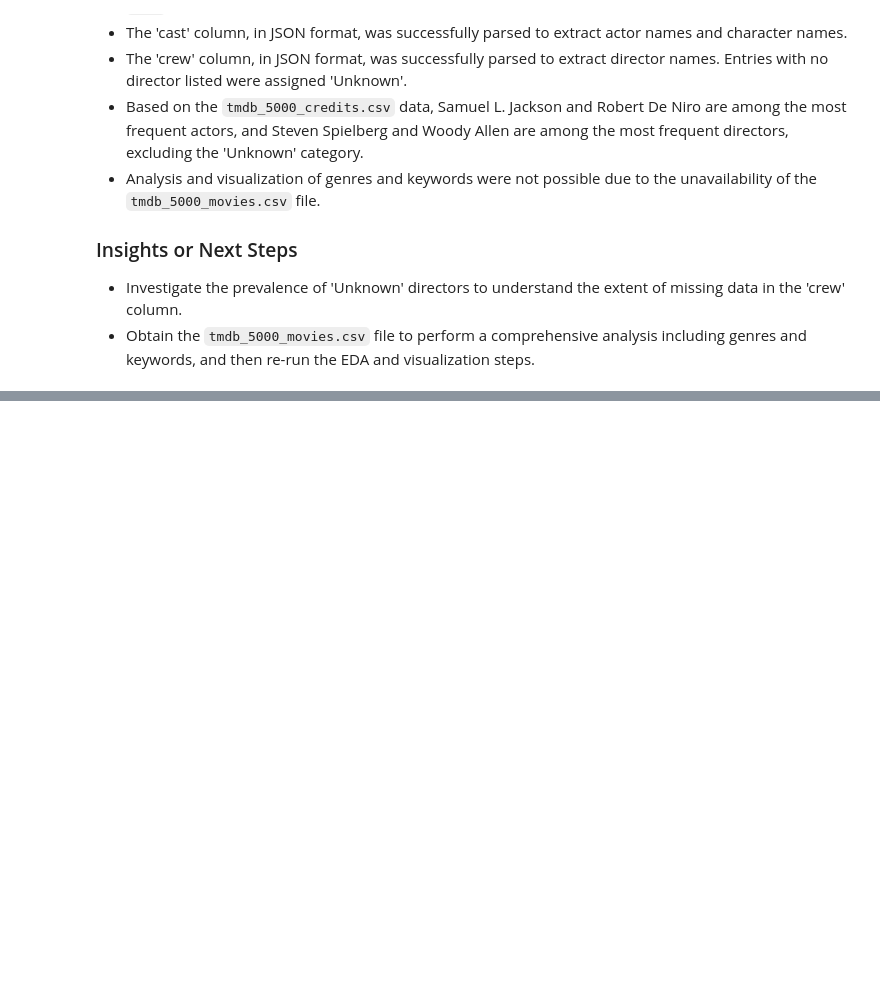
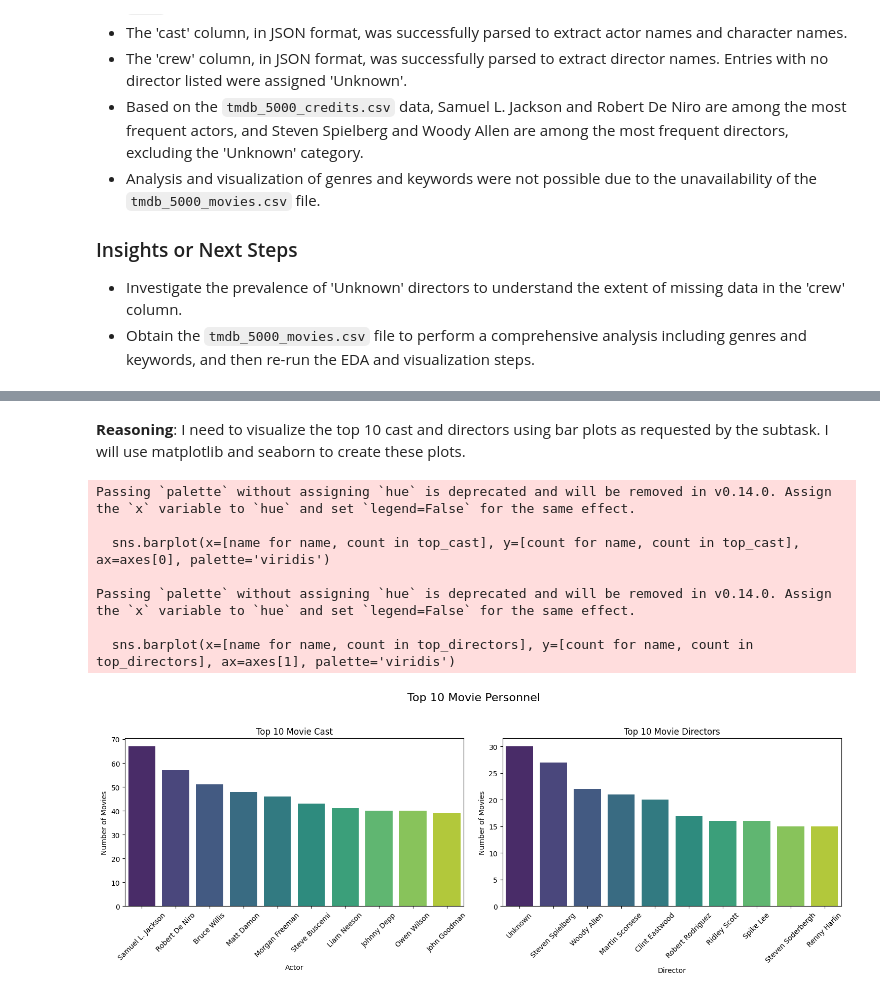
Before and after one commit to churamani2030dev/danalytics, a Jupyter notebook: daproject.ipynb, the cells around one changed output, grey strips where cells are left out. Drawn from its saved outputs; the diff is of its cells as text; code cells hidden in the pictures; blank space fills up the shorter version.

```diff
--- a/daproject.ipynb
+++ b/daproject.ipynb
@@ -783,0 +782,16 @@ This analysis was limited to the available 'credits' data, which contains inform
+# %%
+import pandas as pd
+import os
+
+movies_file_path = '/content/tmdb_5000_movies.csv'
+credits_file_path = '/content/tmdb_5000_credits.csv'
+
+df_credits = pd.read_csv(credits_file_path)
+print(f"Loaded '{credits_file_path}' into df_credits.")
+
+if os.path.exists(movies_file_path):
+    df_movies = pd.read_csv(movies_file_path)
+    print(f"The file '{movies_file_path}' was found and loaded into df_movies.")
+else:
+    df_movies = None
+    print(f"The file '{movies_file_path}' was not found. df_movies will not be created.")
@@ -783,0 +929,36 @@ This analysis was limited to the available 'credits' data, which contains inform
+# %% [markdown]
+**Reasoning**:
+I need to visualize the top 10 cast and directors using bar plots as requested by the subtask. I will use matplotlib and seaborn to create these plots.
+# %%
+import matplotlib.pyplot as plt
+import seaborn as sns
+
+# Create a figure with subplots to display both plots
+fig, axes = plt.subplots(1, 2, figsize=(15, 6))
+fig.suptitle('Top 10 Movie Personnel', fontsize=16)
+
+# Plot for Top 10 Cast
+sns.barplot(x=[name for name, count in top_cast], y=[count for name, count in top_cast], ax=axes[0], palette='viridis')
+axes[0].set_title('Top 10 Movie Cast')
+axes[0].set_xlabel('Actor')
+axes[0].set_ylabel('Number of Movies')
+axes[0].tick_params(axis='x', rotation=45)
+
+# Plot for Top 10 Directors
+sns.barplot(x=[name for name, count in top_directors], y=[count for name, count in top_directors], ax=axes[1], palette='viridis')
+axes[1].set_title('Top 10 Movie Directors')
+axes[1].set_xlabel('Director')
+axes[1].set_ylabel('Number of Movies')
+axes[1].tick_params(axis='x', rotation=45)
+
+plt.tight_layout(rect=[0, 0.03, 1, 0.95]) # Adjust layout to prevent title overlap
+plt.show()
+# %% [output]
+Passing `palette` without assigning `hue` is deprecated and will be removed in v0.14.0. Assign the `x` variable to `hue` and set `legend=False` for the same effect.
+
+  sns.barplot(x=[name for name, count in top_cast], y=[count for name, count in top_cast], ax=axes[0], palette='viridis')
+
+Passing `palette` without assigning `hue` is deprecated and will be removed in v0.14.0. Assign the `x` variable to `hue` and set `legend=False` for the same effect.
+
+  sns.barplot(x=[name for name, count in top_directors], y=[count for name, count in top_directors], ax=axes[1], palette='viridis')
+[figure, added]
```
Also changed, not shown: parts of 41 cells of this notebook.
